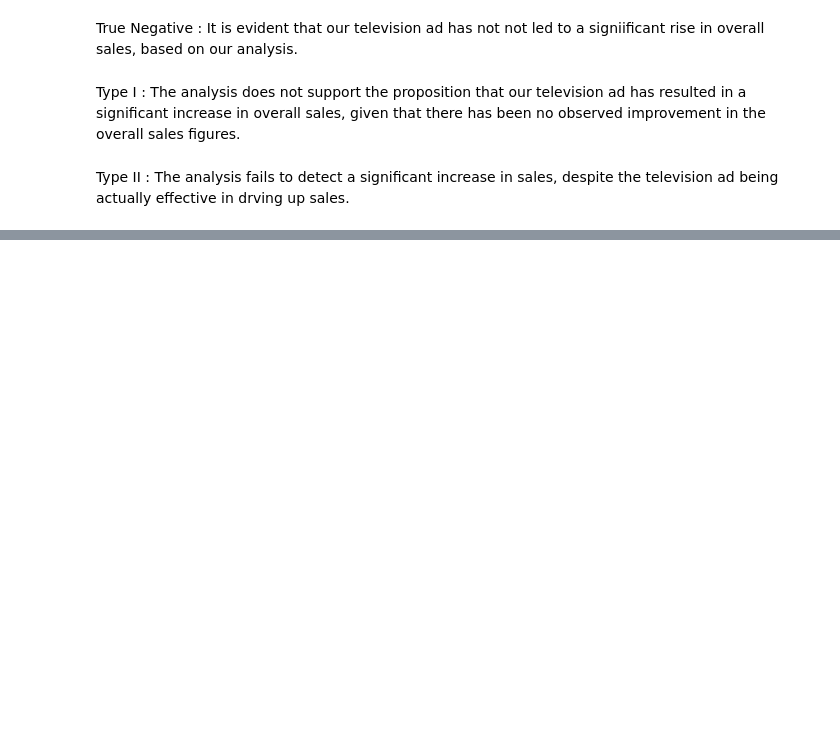
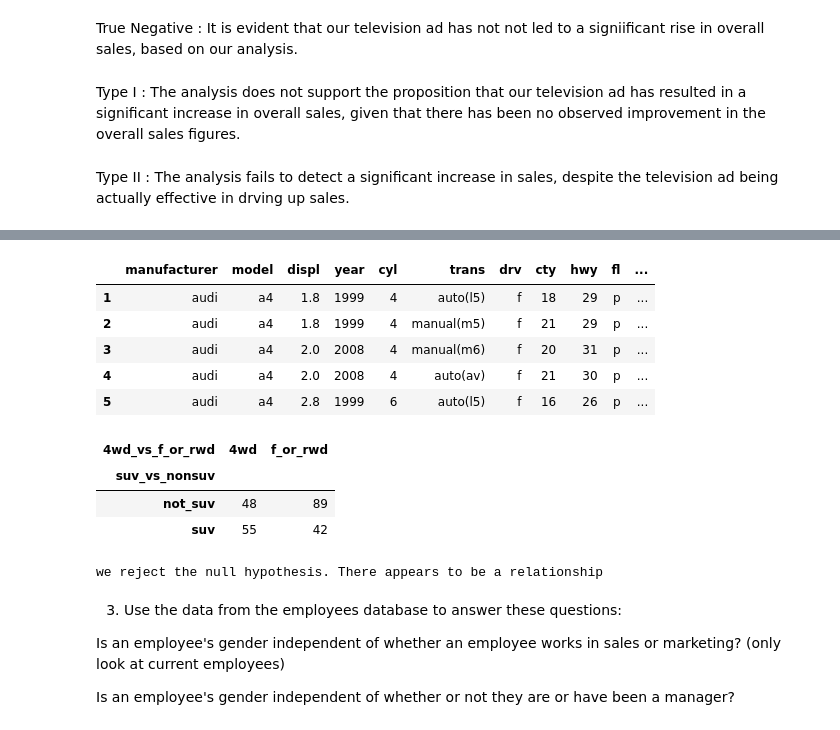
Before and after one commit to TheodoreQuansah/statistics-exercises, a Jupyter notebook: hypothesis_testing.ipynb, the cells around one changed output, grey strips where cells are left out. Drawn from its saved outputs; the diff is of its cells as text; code cells hidden in the pictures; blank space fills up the shorter version.

```diff
--- a/hypothesis_testing.ipynb
+++ b/hypothesis_testing.ipynb
@@ -48,0 +122,18 @@ Type II : The analysis fails to detect a significant increase in sales, despite
+# %%
+mpg['4wd_vs_f_or_rwd'] = np.where(mpg['drv'].str.startswith('4'), '4wd', 'f_or_rwd')
+mpg.head()
+# %% [output]
+|  | manufacturer | model | displ | year | cyl | trans | drv | cty | hwy | fl | ... |
+| 1 | audi | a4 | 1.8 | 1999 | 4 | auto(l5) | f | 18 | 29 | p | ... |
+| 2 | audi | a4 | 1.8 | 1999 | 4 | manual(m5) | f | 21 | 29 | p | ... |
+| 3 | audi | a4 | 2.0 | 2008 | 4 | manual(m6) | f | 20 | 31 | p | ... |
+| 4 | audi | a4 | 2.0 | 2008 | 4 | auto(av) | f | 21 | 30 | p | ... |
+| 5 | audi | a4 | 2.8 | 1999 | 6 | auto(l5) | f | 16 | 26 | p | ... |
+# %%
+c_drv = pd.crosstab(mpg.suv_vs_nonsuv, mpg['4wd_vs_f_or_rwd'])
+c_drv
+# %% [output]
+| 4wd_vs_f_or_rwd | 4wd | f_or_rwd |
+| suv_vs_nonsuv |  |  |
+| not_suv | 48 | 89 |
+| suv | 55 | 42 |
@@ -48,0 +142,15 @@ Type II : The analysis fails to detect a significant increase in sales, despite
+# %%
+a = 0.05
+
+if p < a:
+    print('we reject the null hypothesis. There appears to be a relationship')
+else:
+    print('we fail to reject the null hypothesis')
+# %% [output]
+we reject the null hypothesis. There appears to be a relationship
+# %% [markdown]
+3) Use the data from the employees database to answer these questions:
+
+Is an employee's gender independent of whether an employee works in sales or marketing? (only look at current employees)
+
+Is an employee's gender independent of whether or not they are or have been a manager?
```
Also changed, not shown: parts of 30 cells of this notebook.
